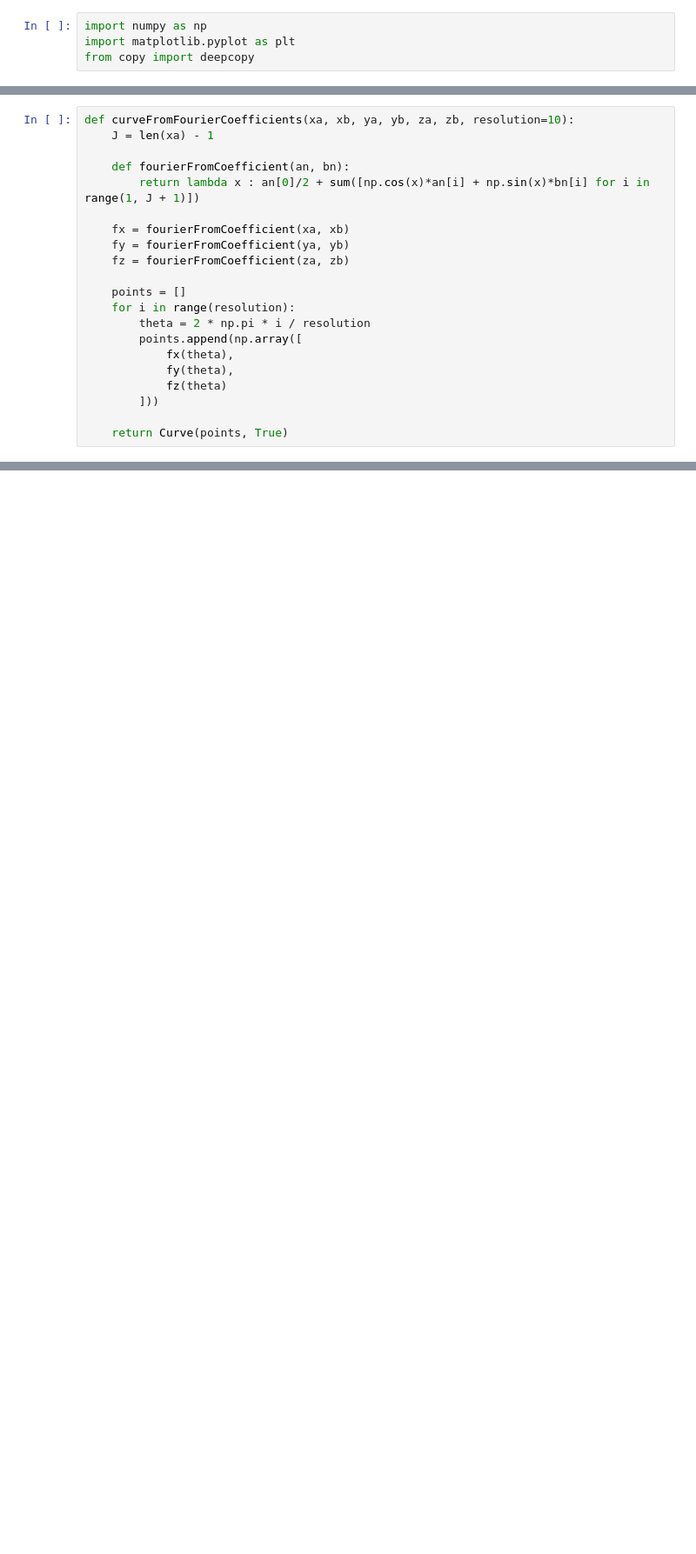
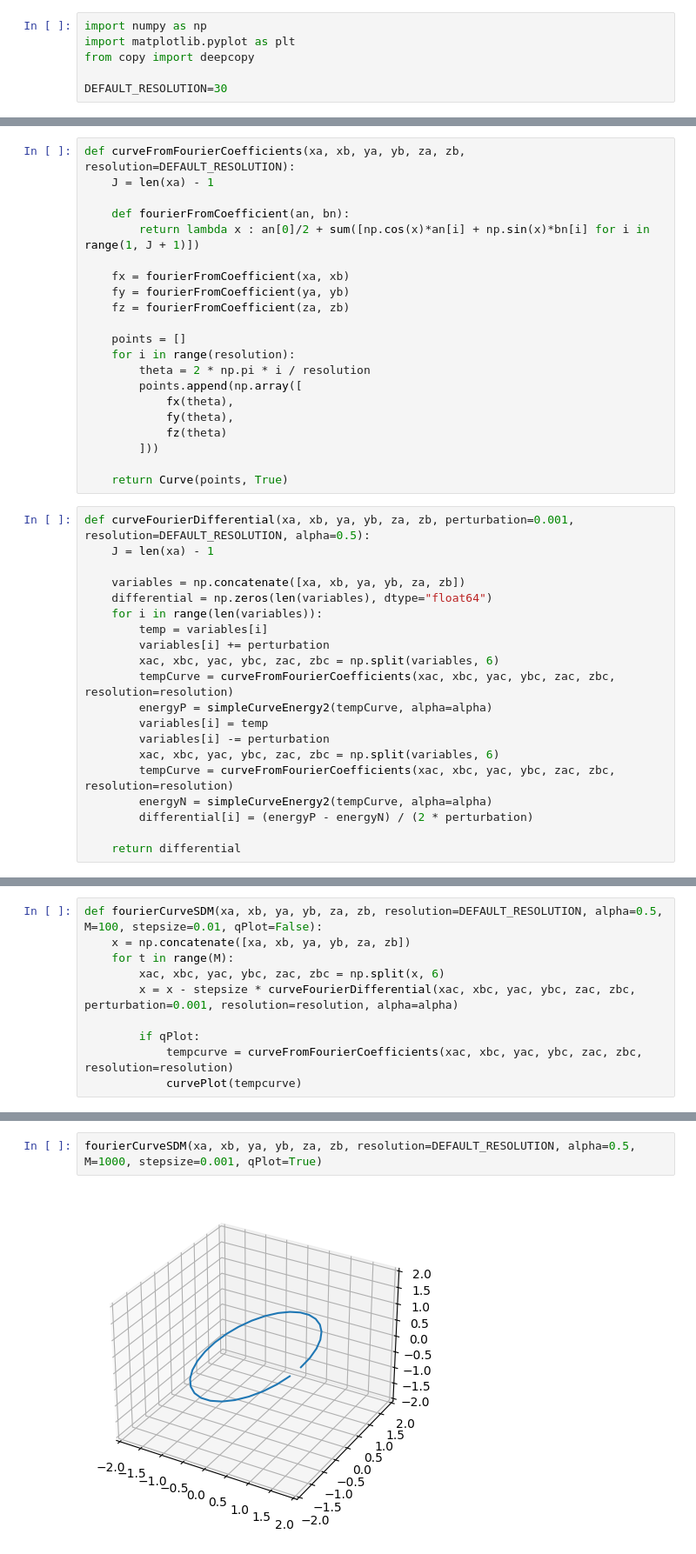
Before and after one commit to pauljoohyunkim/partC_Dissertation, a Jupyter notebook: Lab/FunctionMinimization/python/curve_optimization_sdm_separate.ipynb, the cells around one changed output, grey strips where cells are left out. Shown: that part at 87% size. Drawn from its saved outputs; the diff is of its cells as text; blank space fills up the shorter version.

Commit message:
Curve SDM Separate

```diff
--- a/Lab/FunctionMinimization/python/curve_optimization_sdm_separate.ipynb
+++ b/Lab/FunctionMinimization/python/curve_optimization_sdm_separate.ipynb
@@ -2,6 +2,8 @@
 import numpy as np
 import matplotlib.pyplot as plt
 from copy import deepcopy
+
+DEFAULT_RESOLUTION=30
 # %%
 # Definition of a Curve
 class Curve:
@@ -55,7 +57,7 @@ def simpleCurveEnergy2(curve, alpha=1):
 
     return integral
 # %%
-def curveFromFourierCoefficients(xa, xb, ya, yb, za, zb, resolution=10):
+def curveFromFourierCoefficients(xa, xb, ya, yb, za, zb, resolution=DEFAULT_RESOLUTION):
     J = len(xa) - 1
 
     def fourierFromCoefficient(an, bn):
@@ -75,6 +77,26 @@ def curveFromFourierCoefficients(xa, xb, ya, yb, za, zb, resolution=10):
         ]))
 
     return Curve(points, True)
+# %%
+def curveFourierDifferential(xa, xb, ya, yb, za, zb, perturbation=0.001, resolution=DEFAULT_RESOLUTION, alpha=0.5):
+    J = len(xa) - 1
+
+    variables = np.concatenate([xa, xb, ya, yb, za, zb])
+    differential = np.zeros(len(variables), dtype="float64")
+    for i in range(len(variables)):
+        temp = variables[i]
+        variables[i] += perturbation
+        xac, xbc, yac, ybc, zac, zbc = np.split(variables, 6)
+        tempCurve = curveFromFourierCoefficients(xac, xbc, yac, ybc, zac, zbc, resolution=resolution)
+        energyP = simpleCurveEnergy2(tempCurve, alpha=alpha)
+        variables[i] = temp
+        variables[i] -= perturbation
+        xac, xbc, yac, ybc, zac, zbc = np.split(variables, 6)
+        tempCurve = curveFromFourierCoefficients(xac, xbc, yac, ybc, zac, zbc, resolution=resolution)
+        energyN = simpleCurveEnergy2(tempCurve, alpha=alpha)
+        differential[i] = (energyP - energyN) / (2 * perturbation)
+
+    return differential
 # %%
 def curvePlot(curve):
     J = curve.J
@@ -94,6 +116,16 @@ def curvePlot(curve):
     ax.set_ylim((-2,2))
     ax.set_zlim((-2,2))
     plt.show()
+# %%
+def fourierCurveSDM(xa, xb, ya, yb, za, zb, resolution=DEFAULT_RESOLUTION, alpha=0.5, M=100, stepsize=0.01, qPlot=False):
+    x = np.concatenate([xa, xb, ya, yb, za, zb])
+    for t in range(M):
+        xac, xbc, yac, ybc, zac, zbc = np.split(x, 6)
+        x = x - stepsize * curveFourierDifferential(xac, xbc, yac, ybc, zac, zbc, perturbation=0.001, resolution=resolution, alpha=alpha)
+
+        if qPlot:
+            tempcurve = curveFromFourierCoefficients(xac, xbc, yac, ybc, zac, zbc, resolution=resolution)
+            curvePlot(tempcurve)
 # %%
 xa = np.array([0, 1, 0, 0], dtype="float64")
 xb = np.array([0, 0, 0, 0], dtype="float64")
@@ -110,0 +152,4 @@ curvePlot(curve)
+# %%
+fourierCurveSDM(xa, xb, ya, yb, za, zb, resolution=DEFAULT_RESOLUTION, alpha=0.5, M=1000, stepsize=0.001, qPlot=True)
+# %% [output]
+[figure, added]
```
Also changed, not shown: parts of 2 cells of this notebook.
